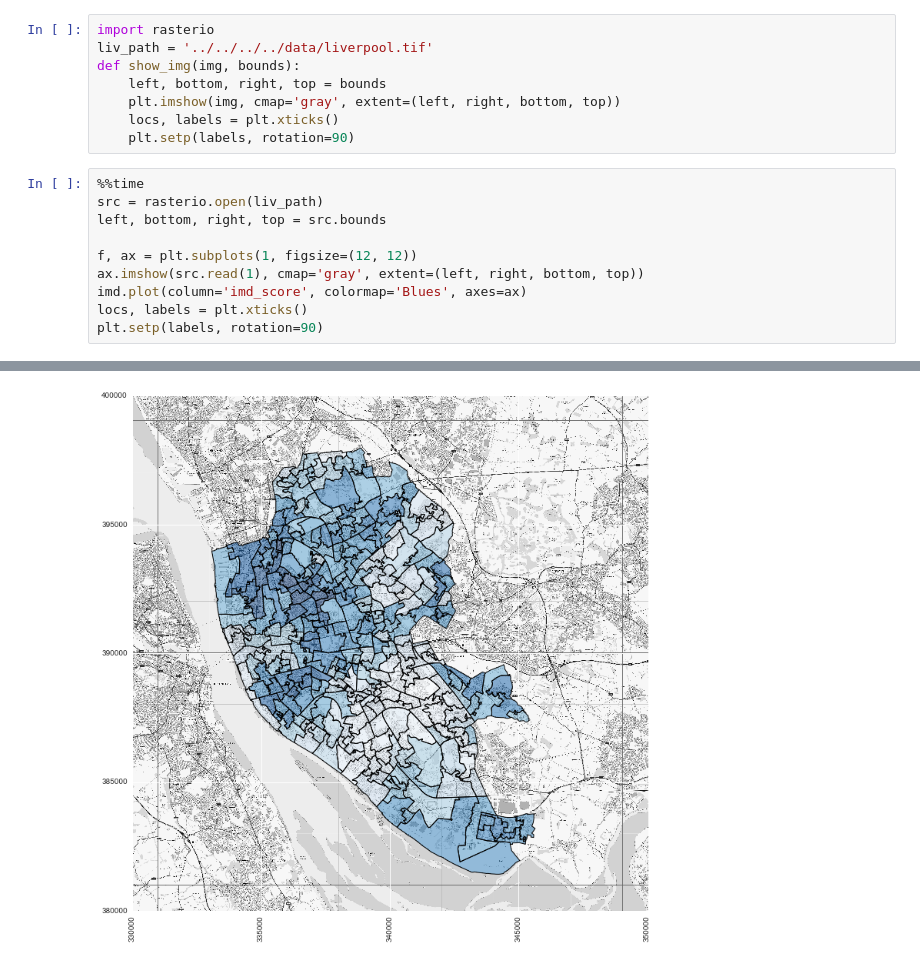
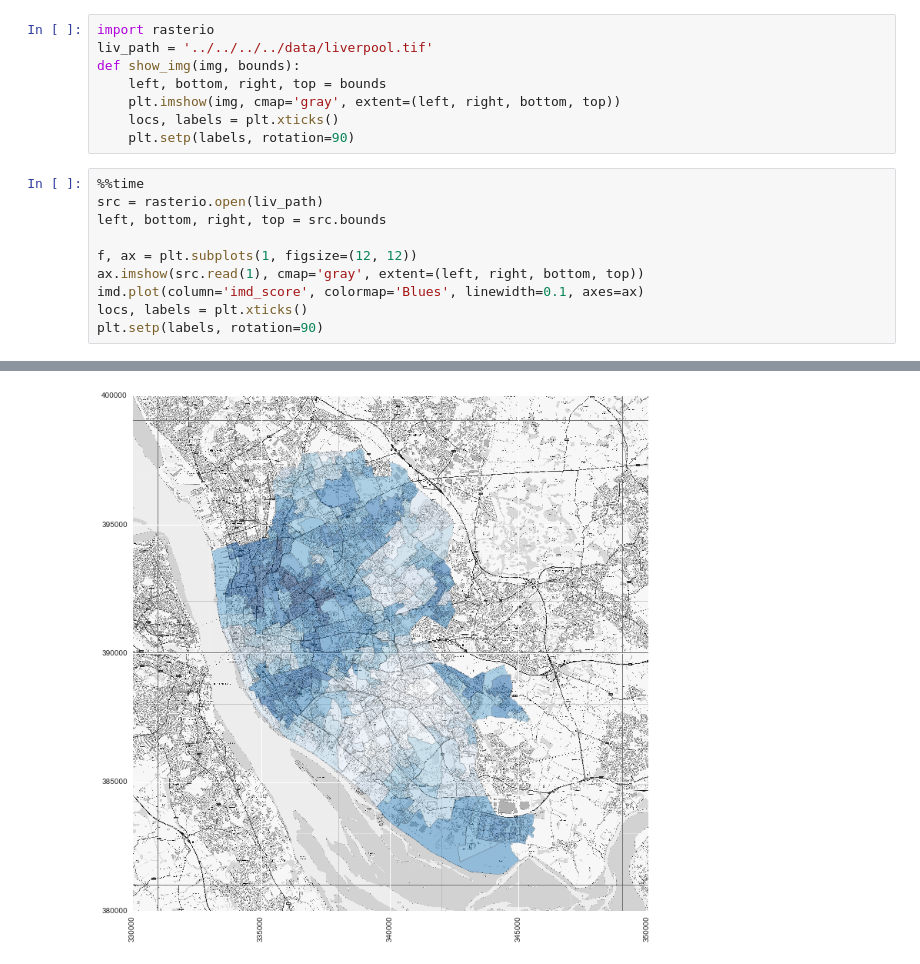
Before and after one commit to darribas/gds15, a Jupyter notebook: content/labs/lab_04.ipynb, the cells around one changed output, grey strips where cells are left out. Cells and saved outputs as stored; diff of their text form.

```diff
--- a/content/labs/lab_04.ipynb
+++ b/content/labs/lab_04.ipynb
@@ -173,7 +212,7 @@ left, bottom, right, top = src.bounds
 
 f, ax = plt.subplots(1, figsize=(12, 12))
 ax.imshow(src.read(1), cmap='gray', extent=(left, right, bottom, top))
-imd.plot(column='imd_score', colormap='Blues', axes=ax)
+imd.plot(column='imd_score', colormap='Blues', linewidth=0.1, axes=ax)
 locs, labels = plt.xticks()
 plt.setp(labels, rotation=90)
 # %% [output]
@@ -182 +221 @@ Wall time: 55.6 s
-[figure, old version]
+[figure, new version]
```
Also changed, not shown: parts of 19 cells of this notebook, 11 other files.
